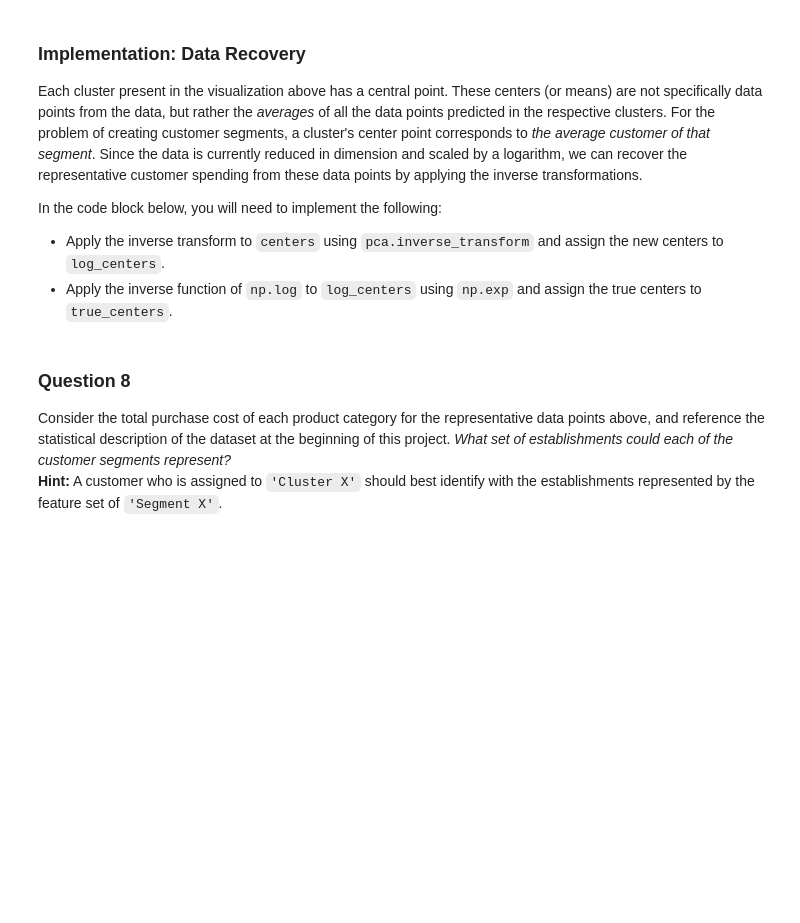
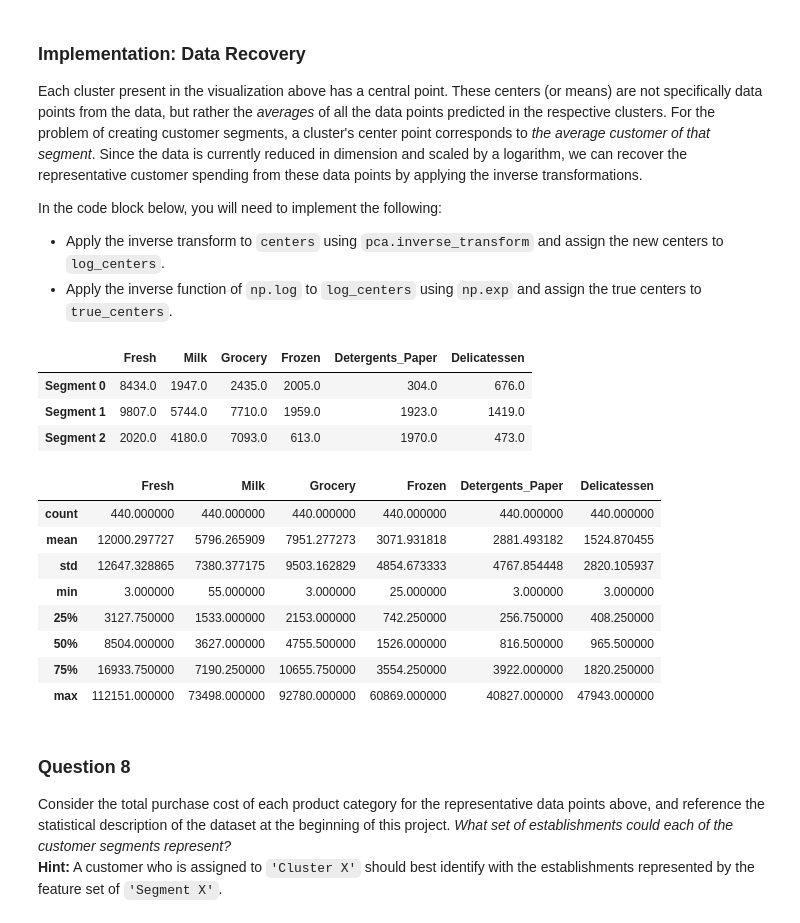
Before and after one commit to liamtmeade/machine-learning, a Jupyter notebook: projects/customer_segments/customer_segments.ipynb, the cells around one changed output. Cells and saved outputs as stored; diff of their text form; code cells hidden in the pictures; blank space fills up the shorter version.

Commit message:
GMM clustering model
Added Gaussian Mixture Model and observations.

```diff
--- a/projects/customer_segments/customer_segments.ipynb
+++ b/projects/customer_segments/customer_segments.ipynb
@@ -372,13 +380,14 @@ In the code block below, you will need to implement the following:
  - Apply a PCA transformation of `log_samples` using `pca.transform`, and assign the results to `pca_samples`.
 # %%
 # TODO: Apply PCA by fitting the good data with only two dimensions
-pca = None
+pca = PCA(n_components=2)
+pca.fit(good_data)
 
 # TODO: Transform the good data using the PCA fit above
-reduced_data = None
+reduced_data = pca.transform(good_data)
 
 # TODO: Transform log_samples using the PCA fit above
-pca_samples = None
+pca_samples = pca.transform(log_samples)
 
 # Create a DataFrame for the reduced data
 reduced_data = pd.DataFrame(reduced_data, columns = ['Dimension 1', 'Dimension 2'])
@@ -422,18 +454,3 @@ In the code block below, you will need to implement the following:
  - Predict the cluster for each sample data point in `pca_samples` and assign them `sample_preds`.
  - Import `sklearn.metrics.silhouette_score` and calculate the silhouette score of `reduced_data` against `preds`.
    - Assign the silhouette score to `score` and print the result.
-# %%
-# TODO: Apply your clustering algorithm of choice to the reduced data
-clusterer = None
-
-# TODO: Predict the cluster for each data point
-preds = None
-
-# TODO: Find the cluster centers
-centers = None
-
-# TODO: Predict the cluster for each transformed sample data point
-sample_preds = None
-
-# TODO: Calculate the mean silhouette coefficient for the number of clusters chosen
-score = None
@@ -457,16 +600,32 @@ In the code block below, you will need to implement the following:
  - Apply the inverse function of `np.log` to `log_centers` using `np.exp` and assign the true centers to `true_centers`.
 # %%
 # TODO: Inverse transform the centers
-log_centers = None
+log_centers = pca.inverse_transform(centers)
 
 # TODO: Exponentiate the centers
-true_centers = None
+true_centers = np.exp(log_centers)
 
 # Display the true centers
 segments = ['Segment {}'.format(i) for i in range(0,len(centers))]
 true_centers = pd.DataFrame(np.round(true_centers), columns = data.keys())
 true_centers.index = segments
 display(true_centers)
+
+display(data.describe())
+# %% [output]
+|  | Fresh | Milk | Grocery | Frozen | Detergents_Paper | Delicatessen |
+| Segment 0 | 8434.0 | 1947.0 | 2435.0 | 2005.0 | 304.0 | 676.0 |
+| Segment 1 | 9807.0 | 5744.0 | 7710.0 | 1959.0 | 1923.0 | 1419.0 |
+| Segment 2 | 2020.0 | 4180.0 | 7093.0 | 613.0 | 1970.0 | 473.0 |
+|  | Fresh | Milk | Grocery | Frozen | Detergents_Paper | Delicatessen |
+| count | 440.000000 | 440.000000 | 440.000000 | 440.000000 | 440.000000 | 440.000000 |
+| mean | 12000.297727 | 5796.265909 | 7951.277273 | 3071.931818 | 2881.493182 | 1524.870455 |
+| std | 12647.328865 | 7380.377175 | 9503.162829 | 4854.673333 | 4767.854448 | 2820.105937 |
+| min | 3.000000 | 55.000000 | 3.000000 | 25.000000 | 3.000000 | 3.000000 |
+| 25% | 3127.750000 | 1533.000000 | 2153.000000 | 742.250000 | 256.750000 | 408.250000 |
+| 50% | 8504.000000 | 3627.000000 | 4755.500000 | 1526.000000 | 816.500000 | 965.500000 |
+| 75% | 16933.750000 | 7190.250000 | 10655.750000 | 3554.250000 | 3922.000000 | 1820.250000 |
+| max | 112151.000000 | 73498.000000 | 92780.000000 | 60869.000000 | 40827.000000 | 47943.000000 |
 # %% [markdown]
 ### Question 8
 Consider the total purchase cost of each product category for the representative data points above, and reference the statistical description of the dataset at the beginning of this project. *What set of establishments could each of the customer segments represent?*
```
Also changed, not shown: parts of 22 cells of this notebook.
